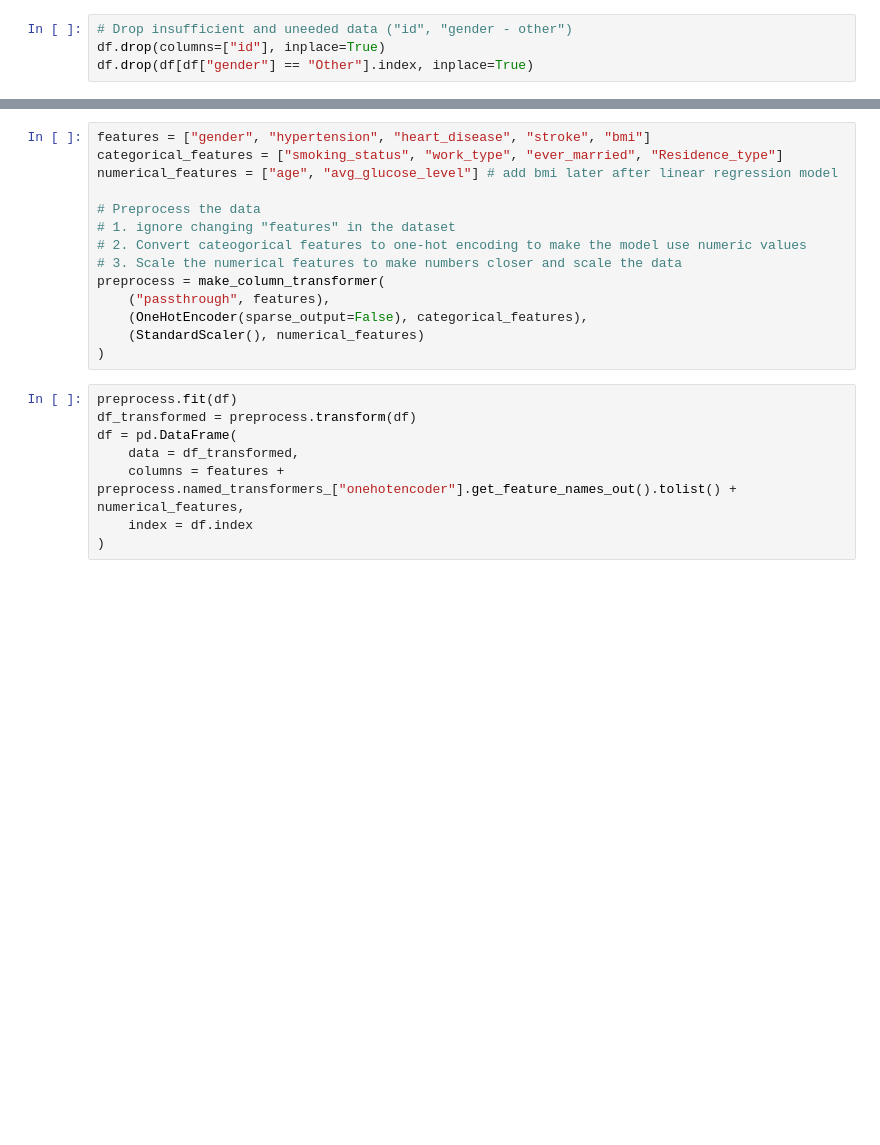
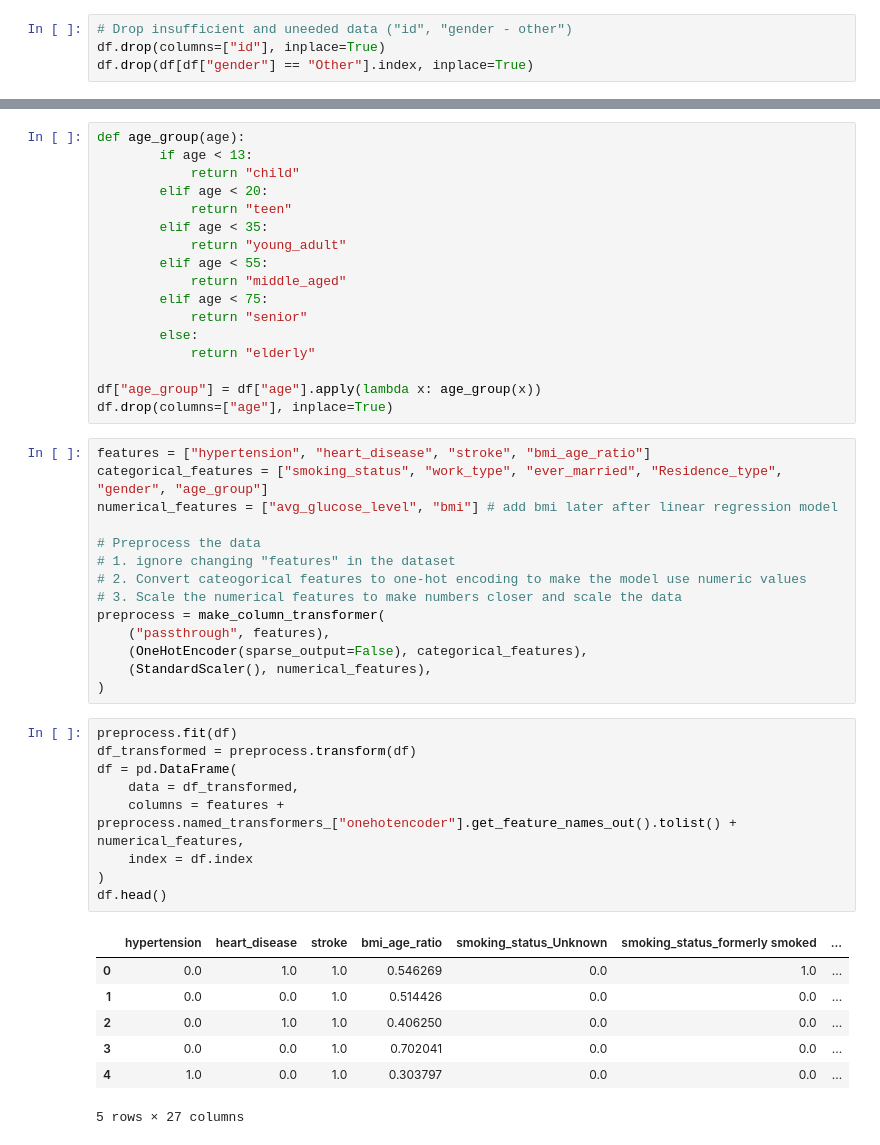
Before and after one commit to aaronhung3/stroke-predictor, a Jupyter notebook: main.ipynb, the cells around one changed output, grey strips where cells are left out. Cells and saved outputs as stored; diff of their text form; blank space fills up the shorter version.

```diff
--- a/main.ipynb
+++ b/main.ipynb
@@ -34,7 +44,24 @@ df.drop(df[df["gender"] == "Other"].index, inplace=True)
+# %%
+def age_group(age):
+        if age < 13:
+            return "child"
+        elif age < 20:
+            return "teen"
+        elif age < 35:
+            return "young_adult"
+        elif age < 55:
+            return "middle_aged"
+        elif age < 75:
+            return "senior"
+        else:
+            return "elderly"
+
+df["age_group"] = df["age"].apply(lambda x: age_group(x))
+df.drop(columns=["age"], inplace=True)
 # %%
-features = ["gender", "hypertension", "heart_disease", "stroke", "bmi"]
-categorical_features = ["smoking_status", "work_type", "ever_married", "Residence_type"]
-numerical_features = ["age", "avg_glucose_level"] # add bmi later after linear regression model
+features = ["hypertension", "heart_disease", "stroke", "bmi_age_ratio"]
+categorical_features = ["smoking_status", "work_type", "ever_married", "Residence_type", "gender", "age_group"]
+numerical_features = ["avg_glucose_level", "bmi"] # add bmi later after linear regression model
 
 # Preprocess the data
 # 1. ignore changing "features" in the dataset
@@ -43,13 +70,22 @@ numerical_features = ["age", "avg_glucose_level"] # add bmi later after linear r
 preprocess = make_column_transformer(
     ("passthrough", features),
     (OneHotEncoder(sparse_output=False), categorical_features),
-    (StandardScaler(), numerical_features)
+    (StandardScaler(), numerical_features),
 )
 # %%
 preprocess.fit(df)
 df_transformed = preprocess.transform(df)
 df = pd.DataFrame(
     data = df_transformed,
     columns = features + preprocess.named_transformers_["onehotencoder"].get_feature_names_out().tolist() + numerical_features,
     index = df.index
 )
+df.head()
+# %% [output]
+|  | hypertension | heart_disease | stroke | bmi_age_ratio | smoking_status_Unknown | smoking_status_formerly smoked | ... |
+| 0 | 0.0 | 1.0 | 1.0 | 0.546269 | 0.0 | 1.0 | ... |
+| 1 | 0.0 | 0.0 | 1.0 | 0.514426 | 0.0 | 0.0 | ... |
+| 2 | 0.0 | 1.0 | 1.0 | 0.406250 | 0.0 | 0.0 | ... |
+| 3 | 0.0 | 0.0 | 1.0 | 0.702041 | 0.0 | 0.0 | ... |
+| 4 | 1.0 | 0.0 | 1.0 | 0.303797 | 0.0 | 0.0 | ... |
+5 rows × 27 columns
```
Also changed, not shown: parts of 8 cells of this notebook.
